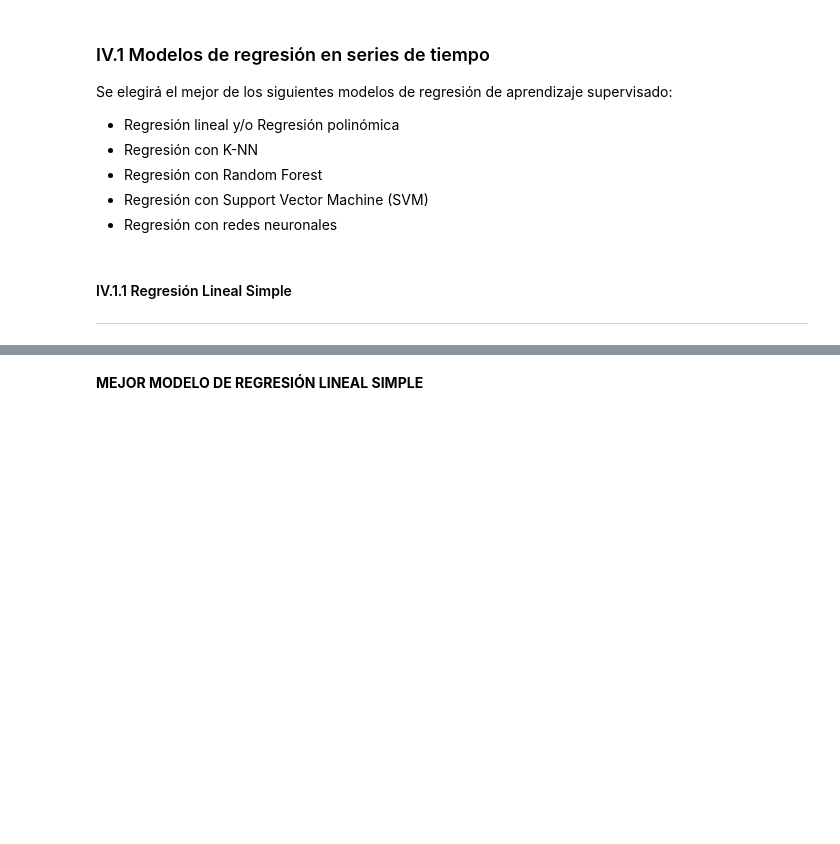
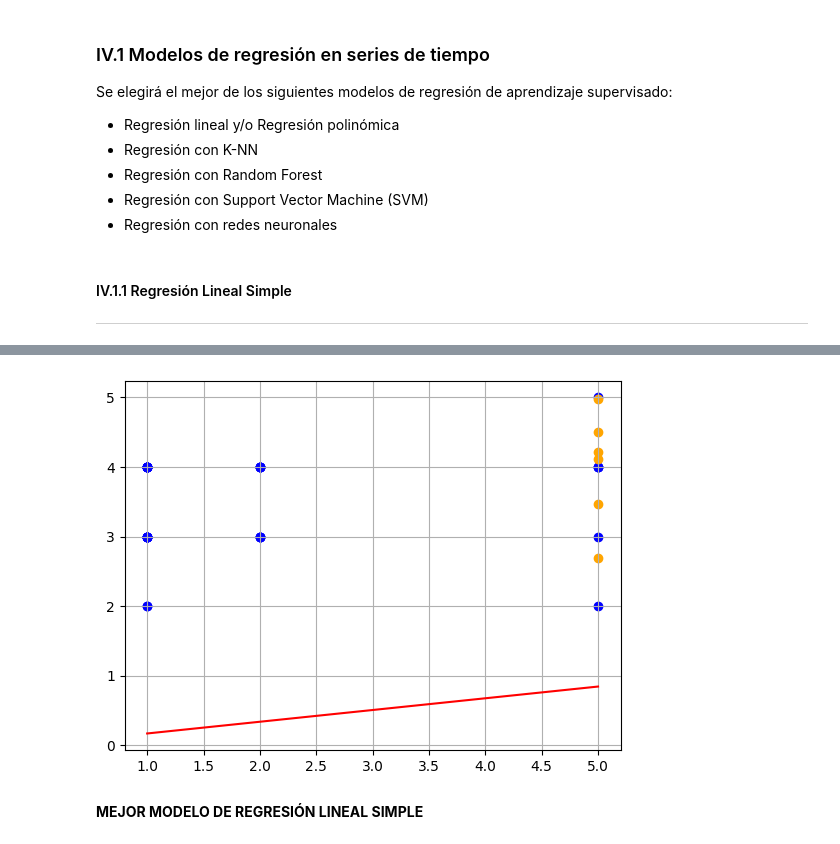
Before and after one commit to EstebanPerez25/ACD-Modelo_predictivo_de_satisfacion, a Jupyter notebook: Modelo_predictivo_de_satisfacción.ipynb, the cells around one changed output, grey strips where cells are left out. Drawn from its saved outputs; the diff is of its cells as text; code cells hidden in the pictures; blank space fills up the shorter version.

```diff
--- a/Modelo_predictivo_de_satisfacción.ipynb
+++ b/Modelo_predictivo_de_satisfacción.ipynb
@@ -1038,0 +1067,8 @@ AENL, Asociación de Estudiantes de Nuevo León
+# %%
+# Cantidad de osf que tienen presencia en 1 a 5 periodos
+for i in range(1, 6):
+  suma = 0
+  for x in osfs:
+    if (len(dict_osfn[x]) == i):
+      suma += 1
+  print(f'{i} periodos: {suma} OSF\'s')
@@ -1214,0 +1291,22 @@ m_
+# %%
+# Modelo de regresión lineal
+m_slr = LinearRegression().fit(Xs_train, yn_train) # Entrenamiento
+
+yn_pred = m_slr.predict(Xs_test)  # Test
+
+# Evaluación
+r2_slr = round(r2_score(yn_test, yn_pred), 2)
+mae_slr = round(mean_absolute_error(yn_test, yn_pred), 2)
+rmse_slr = round(np.sqrt(mean_squared_error(yn_test, yn_pred)), 2)
+
+print('* R2 score:', r2_slr)  # 1 is perfect
+print('* MAE score:', mae_slr)  # 0 is perfect
+print('* RMSE score:', rmse_slr)  # 0 is perfect
+
+print("\n<< Coeficientes >>\n")
+c = m_slr.coef_
+v = df_m_train.drop(['osf', 'categoria', 'comentarios', 'evaluacion'], axis=1).columns
+for x in range(0, len(c)):
+  print(f'{round(c[x], 1)}*{v[x]}', end=' +\n')
+
+print(m_slr.intercept_)
@@ -1215,3 +1331,18 @@ m_
+# %%
+# Puntos
+x = list(Xn_train.periodoA) + list(Xn_test.periodoA)
+y = list(yn_train) + list(yn_test)
+
+# Recta del modelo de regresión
+xm = [1, 2, 5]
+ym = [c[0]*x + m_slr.intercept_m_slr.intercept_ for x in xm]
+
+plt.scatter(x, y, color='blue')
+plt.scatter(Xn_test.periodoA, yn_pred, color='orange')
+plt.plot(xm, ym, color='red')
+plt.grid();
+# %% [output]
+[figure, added]
 # %% [markdown]
 **MEJOR MODELO DE REGRESIÓN LINEAL SIMPLE**
 # %% [markdown]
```
Also changed, not shown: parts of 18 cells of this notebook.
